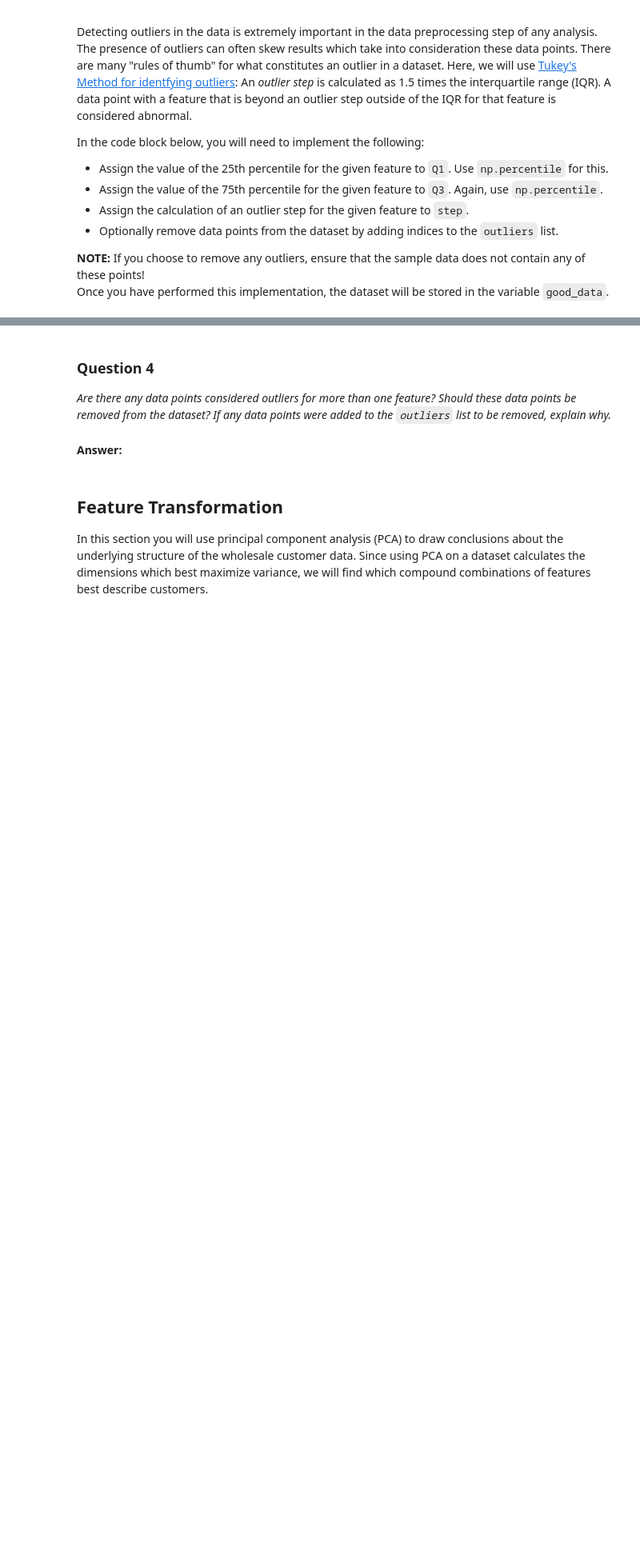
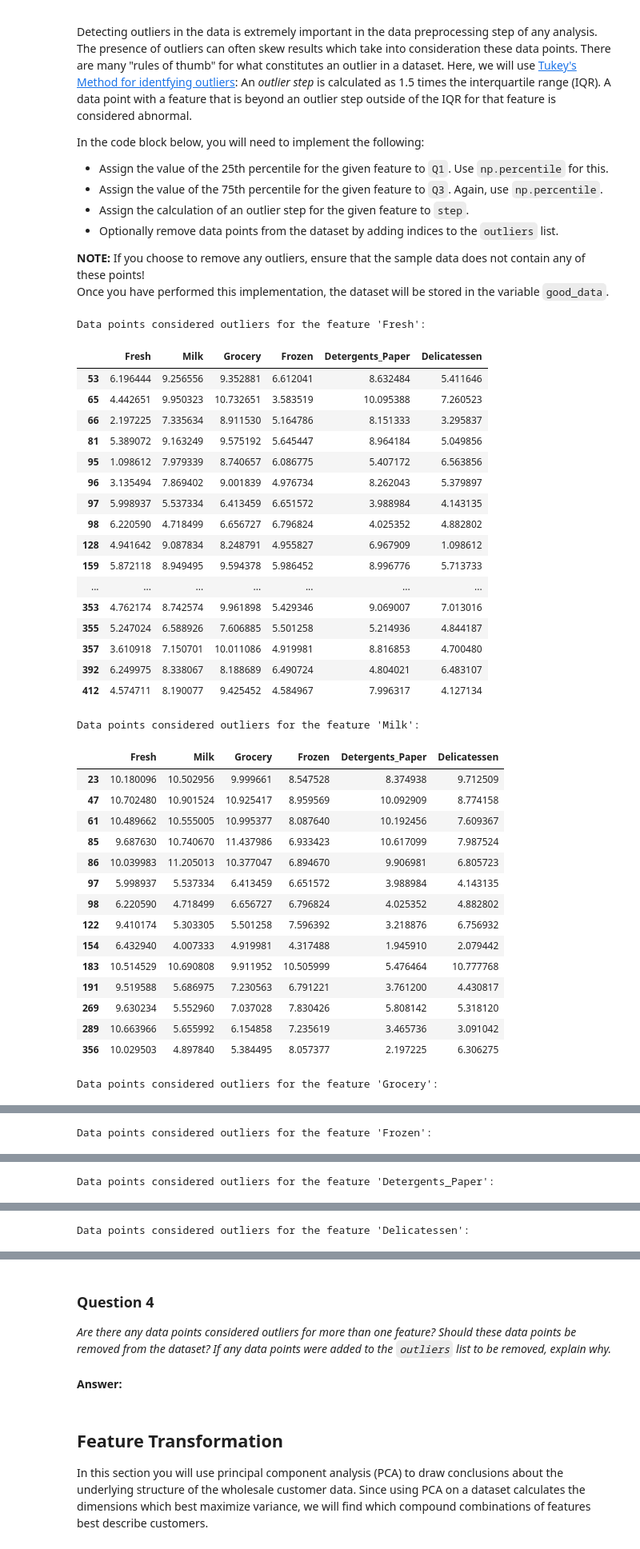
Before and after one commit to alismayilov/udacity-machine-learning-projects, a Jupyter notebook: projects/creating_customer_segments/customer_segments.ipynb, the cells around one changed output, grey strips where cells are left out. Shown: that part at 80% size. Drawn from its saved outputs; the diff is of its cells as text; code cells hidden in the pictures; blank space fills up the shorter version.

```diff
--- a/projects/creating_customer_segments/customer_segments.ipynb
+++ b/projects/creating_customer_segments/customer_segments.ipynb
@@ -129,13 +135,13 @@ In the code block below, you will need to implement the following:
  - Assign a copy of the sample data to `log_samples` after applying a logrithm scaling. Again, use `np.log`.
 # %%
 # TODO: Scale the data using the natural logarithm
-log_data = None
+log_data = np.log(data)
 
 # TODO: Scale the sample data using the natural logarithm
-log_samples = None
+log_samples = np.log(samples)
 
 # Produce a scatter matrix for each pair of newly-transformed features
-pd.scatter_matrix(log_data, alpha = 0.3, figsize = (14,8), diagonal = 'kde');
+#pd.scatter_matrix(log_data, alpha = 0.3, figsize = (14,8), diagonal = 'kde');
 # %% [markdown]
 ### Observation
 After applying a natural logarithm scaling to the data, the distribution of each feature should appear much more normal. For any pairs of features you may have identified earlier as being correlated, observe here whether that correlation is still present (and whether it is now stronger or weaker than before).
@@ -159,22 +170,58 @@ Once you have performed this implementation, the dataset will be stored in the v
 # %%
 # For each feature find the data points with extreme high or low values
 for feature in log_data.keys():
 
     # TODO: Calculate Q1 (25th percentile of the data) for the given feature
-    Q1 = None
+    Q1 = np.percentile(log_data[feature],25)
 
     # TODO: Calculate Q3 (75th percentile of the data) for the given feature
-    Q3 = None
+    Q3 = np.percentile(log_data[feature],75)
 
     # TODO: Use the interquartile range to calculate an outlier step (1.5 times the interquartile range)
-    step = None
+    step = Q3-Q1
 
     # Display the outliers
     print "Data points considered outliers for the feature '{}':".format(feature)
     display(log_data[~((log_data[feature] >= Q1 - step) & (log_data[feature] <= Q3 + step))])
 
 # OPTIONAL: Select the indices for data points you wish to remove
 outliers  = []
 
 # Remove the outliers, if any were specified
 good_data = log_data.drop(log_data.index[outliers]).reset_index(drop = True)
+# %% [output]
+Data points considered outliers for the feature 'Fresh':
+|  | Fresh | Milk | Grocery | Frozen | Detergents_Paper | Delicatessen |
+| 53 | 6.196444 | 9.256556 | 9.352881 | 6.612041 | 8.632484 | 5.411646 |
+| 65 | 4.442651 | 9.950323 | 10.732651 | 3.583519 | 10.095388 | 7.260523 |
+| 66 | 2.197225 | 7.335634 | 8.911530 | 5.164786 | 8.151333 | 3.295837 |
+| 81 | 5.389072 | 9.163249 | 9.575192 | 5.645447 | 8.964184 | 5.049856 |
+| 95 | 1.098612 | 7.979339 | 8.740657 | 6.086775 | 5.407172 | 6.563856 |
+| 96 | 3.135494 | 7.869402 | 9.001839 | 4.976734 | 8.262043 | 5.379897 |
+| 97 | 5.998937 | 5.537334 | 6.413459 | 6.651572 | 3.988984 | 4.143135 |
+| 98 | 6.220590 | 4.718499 | 6.656727 | 6.796824 | 4.025352 | 4.882802 |
+| 128 | 4.941642 | 9.087834 | 8.248791 | 4.955827 | 6.967909 | 1.098612 |
+| 159 | 5.872118 | 8.949495 | 9.594378 | 5.986452 | 8.996776 | 5.713733 |
+| ... | ... | ... | ... | ... | ... | ... |
+| 353 | 4.762174 | 8.742574 | 9.961898 | 5.429346 | 9.069007 | 7.013016 |
+| 355 | 5.247024 | 6.588926 | 7.606885 | 5.501258 | 5.214936 | 4.844187 |
+| 357 | 3.610918 | 7.150701 | 10.011086 | 4.919981 | 8.816853 | 4.700480 |
+| 392 | 6.249975 | 8.338067 | 8.188689 | 6.490724 | 4.804021 | 6.483107 |
+| 412 | 4.574711 | 8.190077 | 9.425452 | 4.584967 | 7.996317 | 4.127134 |
+Data points considered outliers for the feature 'Milk':
+|  | Fresh | Milk | Grocery | Frozen | Detergents_Paper | Delicatessen |
+| 23 | 10.180096 | 10.502956 | 9.999661 | 8.547528 | 8.374938 | 9.712509 |
+| 47 | 10.702480 | 10.901524 | 10.925417 | 8.959569 | 10.092909 | 8.774158 |
+| 61 | 10.489662 | 10.555005 | 10.995377 | 8.087640 | 10.192456 | 7.609367 |
+| 85 | 9.687630 | 10.740670 | 11.437986 | 6.933423 | 10.617099 | 7.987524 |
+| 86 | 10.039983 | 11.205013 | 10.377047 | 6.894670 | 9.906981 | 6.805723 |
+| 97 | 5.998937 | 5.537334 | 6.413459 | 6.651572 | 3.988984 | 4.143135 |
+| 98 | 6.220590 | 4.718499 | 6.656727 | 6.796824 | 4.025352 | 4.882802 |
+| 122 | 9.410174 | 5.303305 | 5.501258 | 7.596392 | 3.218876 | 6.756932 |
+| 154 | 6.432940 | 4.007333 | 4.919981 | 4.317488 | 1.945910 | 2.079442 |
+| 183 | 10.514529 | 10.690808 | 9.911952 | 10.505999 | 5.476464 | 10.777768 |
+| 191 | 9.519588 | 5.686975 | 7.230563 | 6.791221 | 3.761200 | 4.430817 |
+| 269 | 9.630234 | 5.552960 | 7.037028 | 7.830426 | 5.808142 | 5.318120 |
+| 289 | 10.663966 | 5.655992 | 6.154858 | 7.235619 | 3.465736 | 3.091042 |
+| 356 | 10.029503 | 4.897840 | 5.384495 | 8.057377 | 2.197225 | 6.306275 |
+Data points considered outliers for the feature 'Grocery':
@@ -180,0 +240 @@ good_data = log_data.drop(log_data.index[outliers]).reset_index(drop = True)
+Data points considered outliers for the feature 'Frozen':
@@ -180,0 +258 @@ good_data = log_data.drop(log_data.index[outliers]).reset_index(drop = True)
+Data points considered outliers for the feature 'Detergents_Paper':
@@ -180,0 +267 @@ good_data = log_data.drop(log_data.index[outliers]).reset_index(drop = True)
+Data points considered outliers for the feature 'Delicatessen':
```
Also changed, not shown: parts of 3 cells of this notebook.
